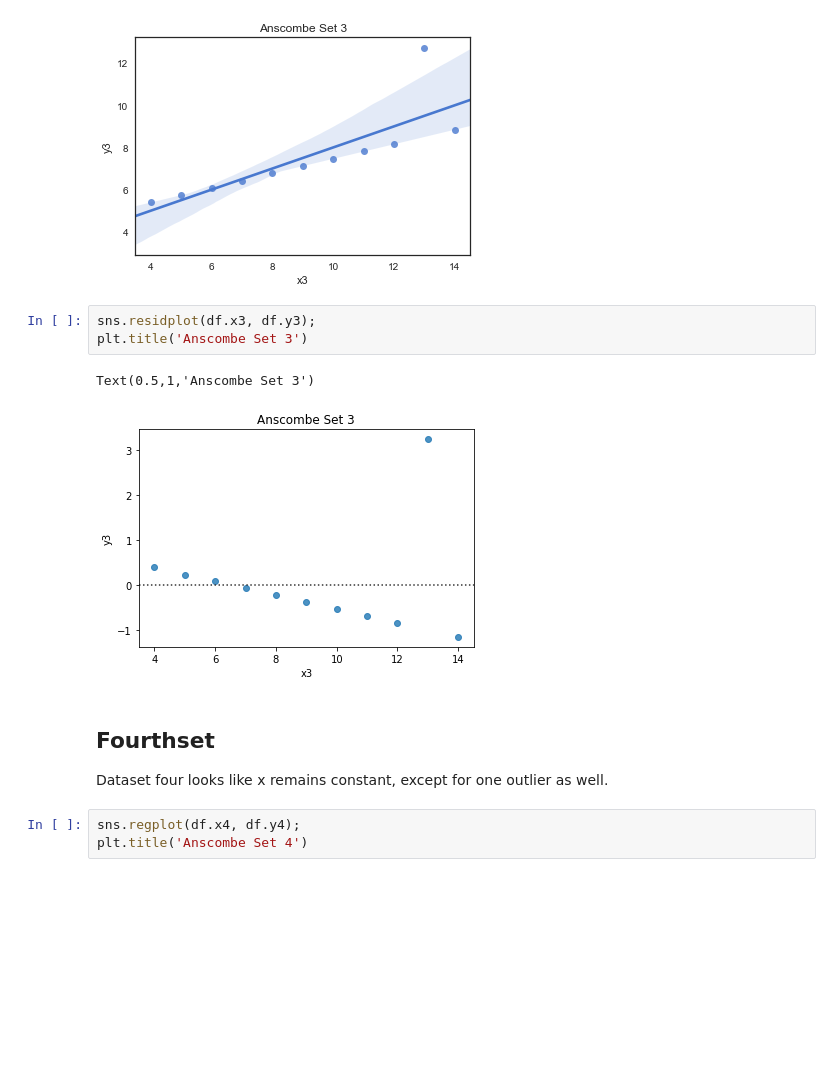
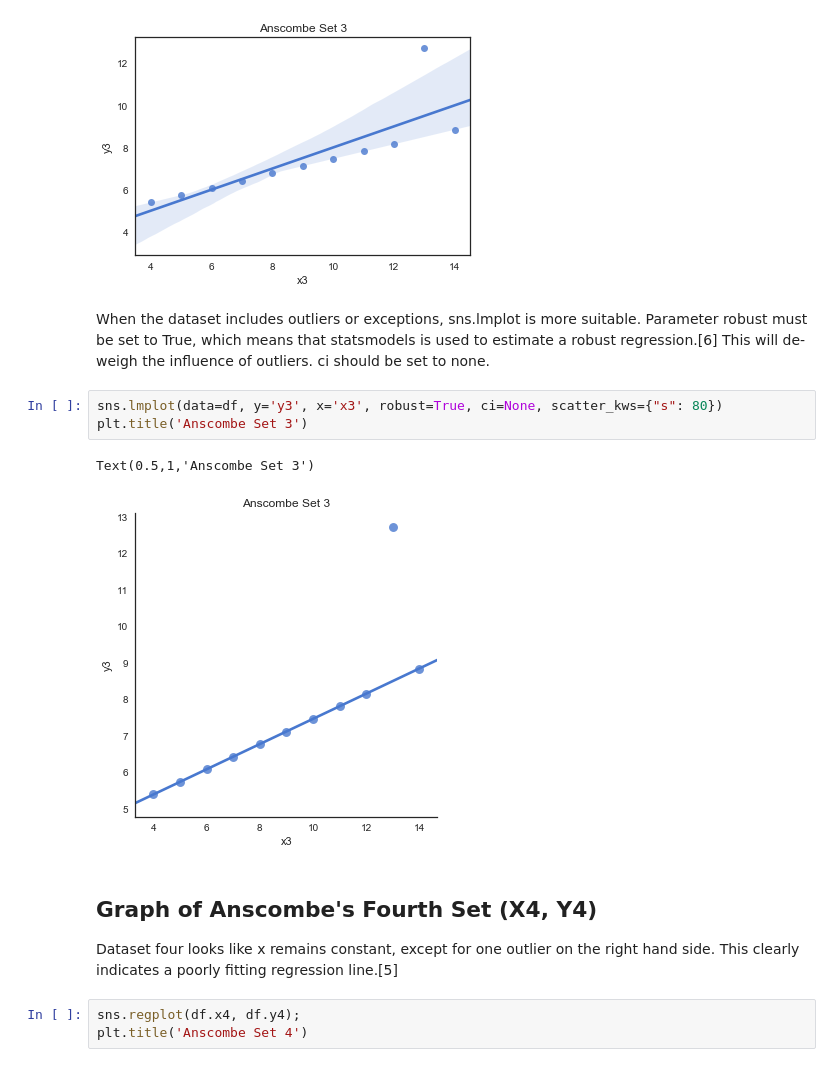
Before and after one commit to eamonnofarrell/AnscombesQuartetDataset, a Jupyter notebook: Assignment2018.ipynb, the cells around one changed output. Drawn from its saved outputs; the diff is of its cells as text; blank space fills up the shorter version.

```diff
--- a/Assignment2018.ipynb
+++ b/Assignment2018.ipynb
@@ -173,15 +128,17 @@ plt.title('Anscombe Set 3')
 # %% [output]
 Text(0.5,1,'Anscombe Set 3')
 [figure]
+# %% [markdown]
+When the dataset includes outliers or exceptions, sns.lmplot is more suitable. Parameter robust must be set to True, which means that statsmodels is used to estimate a robust regression.[6] This will de-weigh the influence of outliers. ci should be set to none.
 # %%
-sns.residplot(df.x3, df.y3);
+sns.lmplot(data=df, y='y3', x='x3', robust=True, ci=None, scatter_kws={"s": 80})
 plt.title('Anscombe Set 3')
 # %% [output]
 Text(0.5,1,'Anscombe Set 3')
-[figure, old version]
+[figure, new version]
 # %% [markdown]
-## Fourthset
-Dataset four looks like x remains constant, except for one outlier as well.
+## Graph of Anscombe's Fourth Set (X4, Y4)
+Dataset four looks like x remains constant, except for one outlier on the right hand side. This clearly indicates a poorly fitting regression line.[5]
 # %%
 sns.regplot(df.x4, df.y4);
 plt.title('Anscombe Set 4')
```
Also changed, not shown: parts of 25 cells of this notebook.
